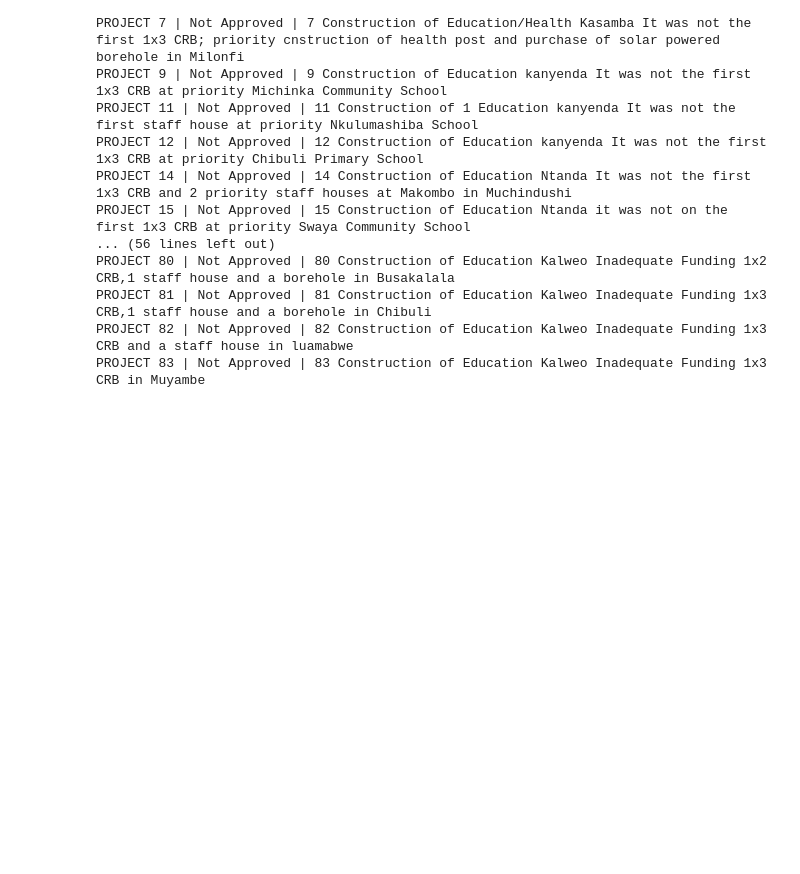
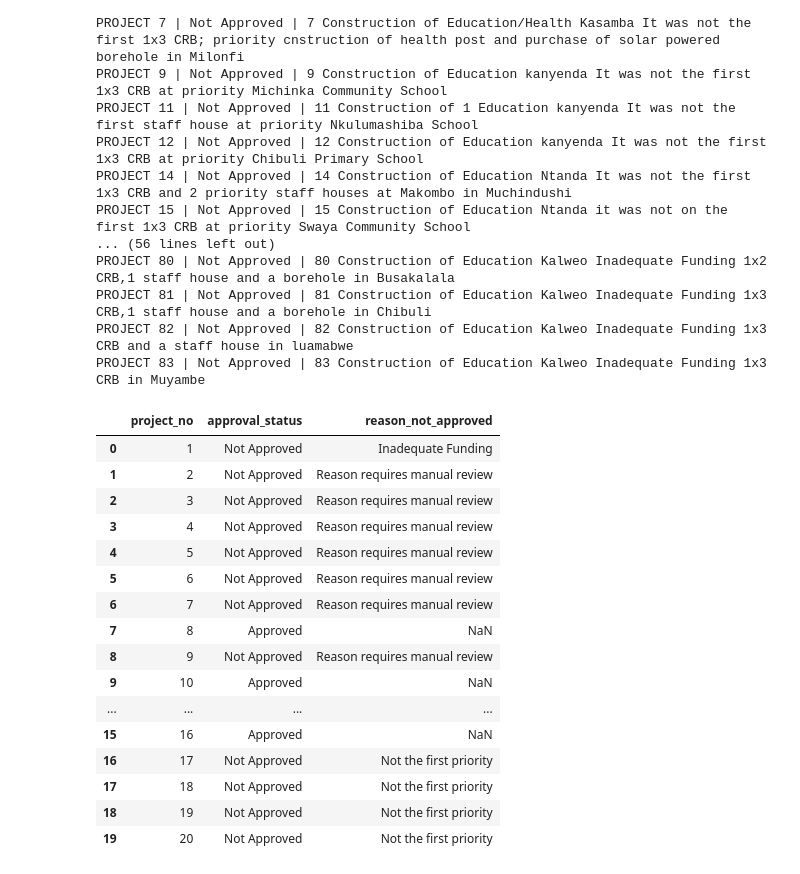
Before and after one commit to Sandie17-goodie/CSC4792_Group26_Mpongwe, a Jupyter notebook: notebooks/group26_mpongwe_dataset_creation.ipynb, the cells around one changed output. Cells and saved outputs as stored; diff of their text form; code cells hidden in the pictures; blank space fills up the shorter version.

```diff
--- a/notebooks/group26_mpongwe_dataset_creation.ipynb
+++ b/notebooks/group26_mpongwe_dataset_creation.ipynb
@@ -914,0 +964,31 @@ PROJECT 83 | Not Approved | 83 Construction of Education Kalweo Inadequate Fundi
+# %%
+parsed_df["reason_not_approved"] = parsed_df.apply(
+    extract_reason,
+    axis=1
+)
+# %%
+parsed_df[
+    [
+        "project_no",
+        "approval_status",
+        "reason_not_approved"
+    ]
+].head(20)
+# %% [output]
+|  | project_no | approval_status | reason_not_approved |
+| 0 | 1 | Not Approved | Inadequate Funding |
+| 1 | 2 | Not Approved | Reason requires manual review |
+| 2 | 3 | Not Approved | Reason requires manual review |
+| 3 | 4 | Not Approved | Reason requires manual review |
+| 4 | 5 | Not Approved | Reason requires manual review |
+| 5 | 6 | Not Approved | Reason requires manual review |
+| 6 | 7 | Not Approved | Reason requires manual review |
+| 7 | 8 | Approved | NaN |
+| 8 | 9 | Not Approved | Reason requires manual review |
+| 9 | 10 | Approved | NaN |
+| ... | ... | ... | ... |
+| 15 | 16 | Approved | NaN |
+| 16 | 17 | Not Approved | Not the first priority |
+| 17 | 18 | Not Approved | Not the first priority |
+| 18 | 19 | Not Approved | Not the first priority |
+| 19 | 20 | Not Approved | Not the first priority |
```
Also changed, not shown: parts of 5 cells of this notebook.
